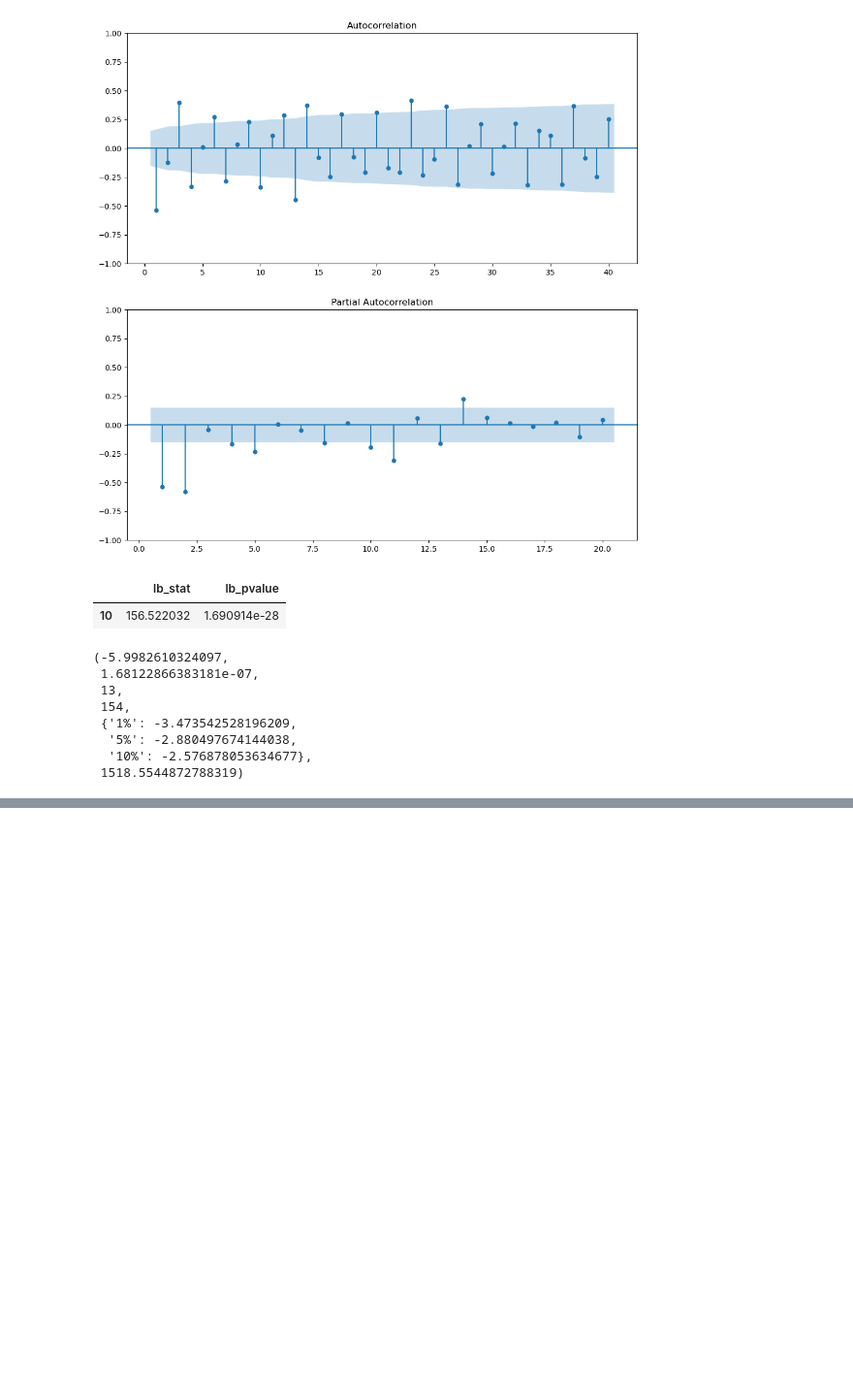
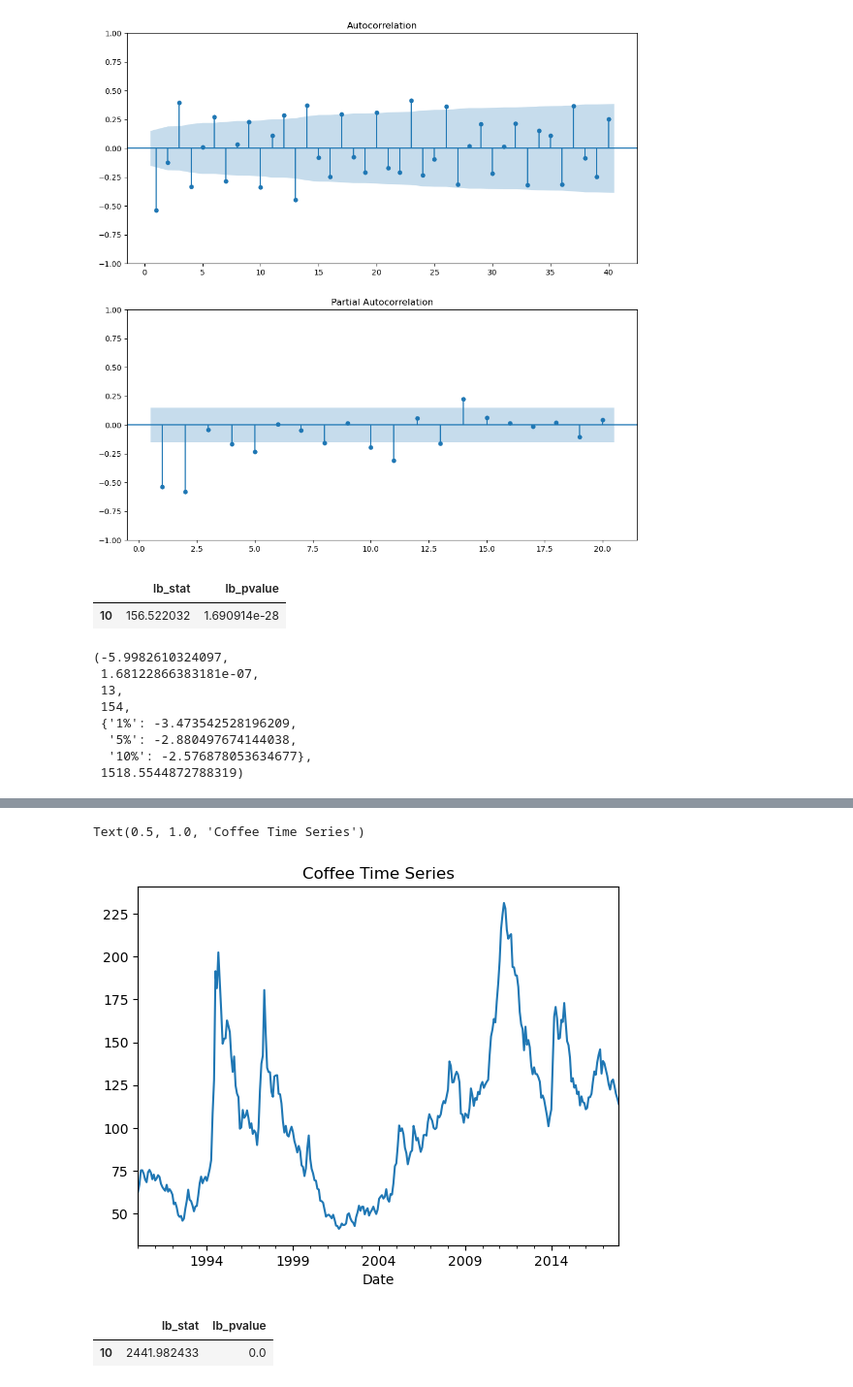
Before and after one commit to TomRush20/BAN-6025-Machine-Learning, a Jupyter notebook: Midterm_Review.ipynb, the cells around one changed output, grey strips where cells are left out. Shown: that part at 97% size. Saved outputs shown, nothing was run; the diff lists cells and outputs as text; code cells hidden in the pictures; blank space fills up the shorter version.

```diff
--- a/Midterm_Review.ipynb
+++ b/Midterm_Review.ipynb
@@ -208,0 +219,3 @@ Warnings:
+# %%
+coffee_df['Month'] = pd.to_datetime(coffee_df['Month'], format='%B')
+coffee_df.head()
@@ -208,0 +229,3 @@ Warnings:
+# %%
+coffee_per_month = coffee_df.groupby(['Year', 'Month'])['CPI'].sum().reset_index()
+coffee_per_month.head()
@@ -208,0 +239,4 @@ Warnings:
+# %%
+coffee_per_month['Date'] = pd.to_datetime(coffee_per_month['Year'].astype(str) + '-' + coffee_per_month['Month'].dt.month.astype(str),
+                                        format='%Y-%m')
+coffee_per_month.head()
@@ -208,0 +250,4 @@ Warnings:
+# %%
+coffee_ts = pd.Series(coffee_per_month['CPI'].values, index=coffee_per_month['Date'])
+coffee_ts.index.freq = 'MS'
+coffee_ts
@@ -208,0 +268,11 @@ Warnings:
+# %%
+coffee_ts.plot()
+plt.title('Coffee Time Series')
+# %% [output]
+Text(0.5, 1.0, 'Coffee Time Series')
+[figure, added]
+# %%
+sm.stats.acorr_ljungbox(coffee_ts, lags=[10], return_df=True)
+# %% [output]
+|  | lb_stat | lb_pvalue |
+| 10 | 2441.982433 | 0.0 |
```
Also changed, not shown: parts of 18 cells of this notebook.
